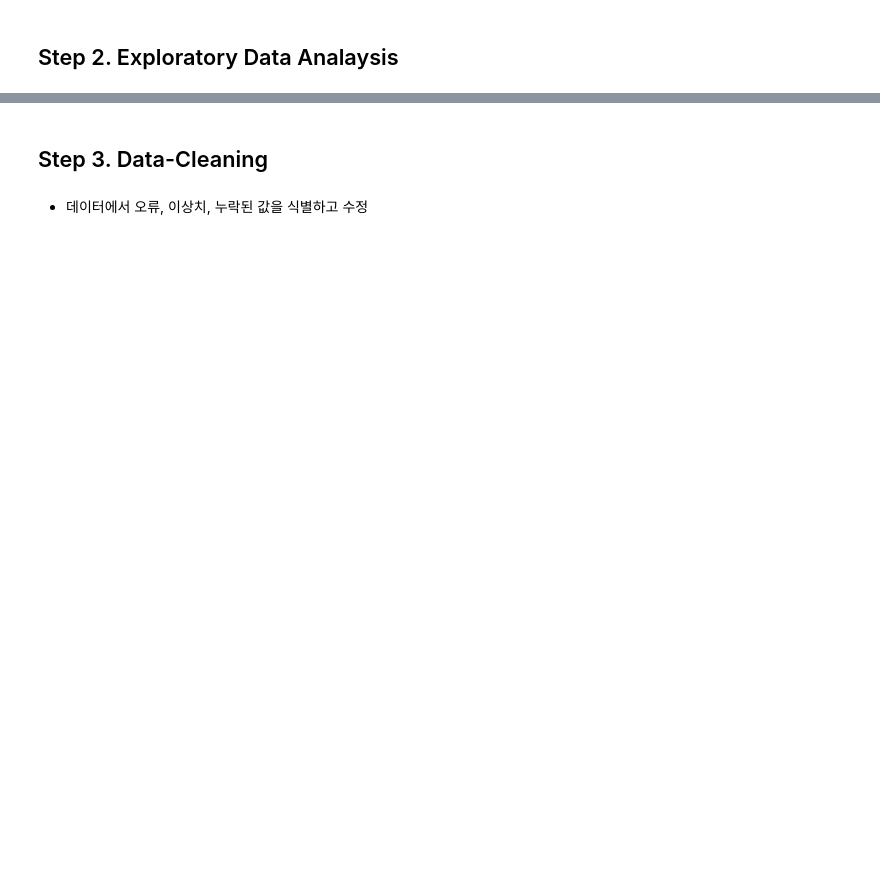
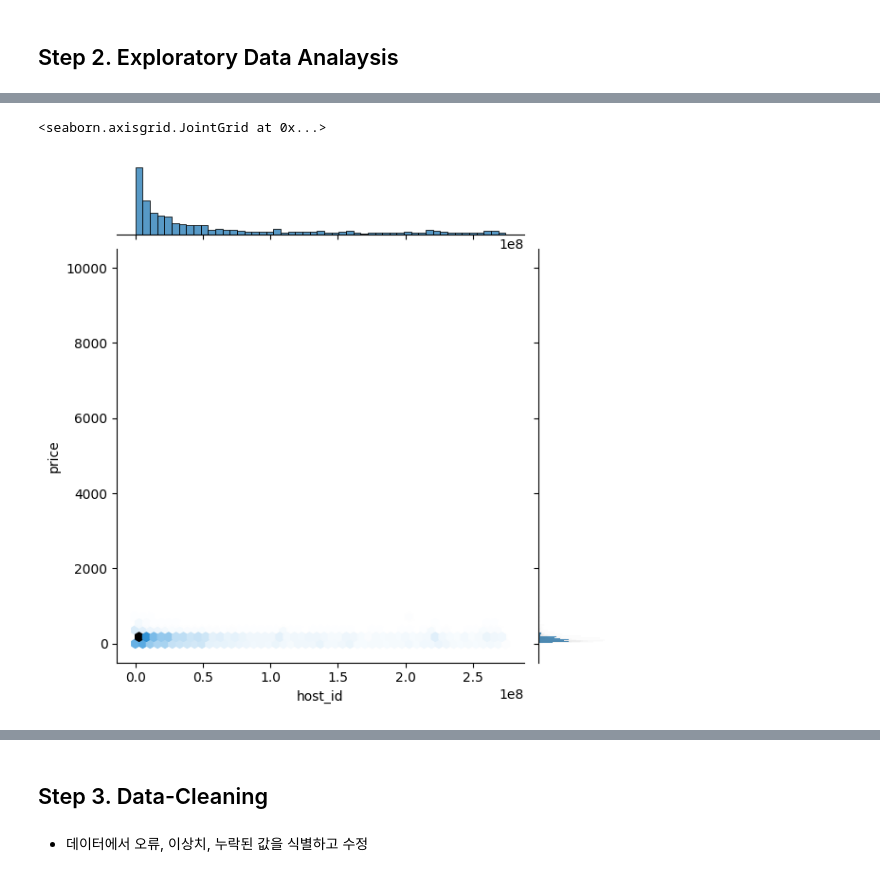
Before and after one commit to MaximHelio/Airbnb-in-NewYork, a Jupyter notebook: NewYork_Airbnb.ipynb, the cells around one changed output, grey strips where cells are left out. Drawn from its saved outputs; the diff is of its cells as text; code cells hidden in the pictures; blank space fills up the shorter version.

```diff
--- a/NewYork_Airbnb.ipynb
+++ b/NewYork_Airbnb.ipynb
@@ -32,0 +159,2 @@ import seaborn as sns
+# %%
+df.drop(['neighbourhood_group', 'neighbourhood'], axis=1, inplace=True)
@@ -32,0 +173,5 @@ import seaborn as sns
+# %%
+sns.jointplot(x='host_id', y='price', data=df, kind='hex')
+# %% [output]
+<seaborn.axisgrid.JointGrid at 0x...>
+[figure, added]
```
Also changed, not shown: parts of 48 cells of this notebook, 1 other file.
